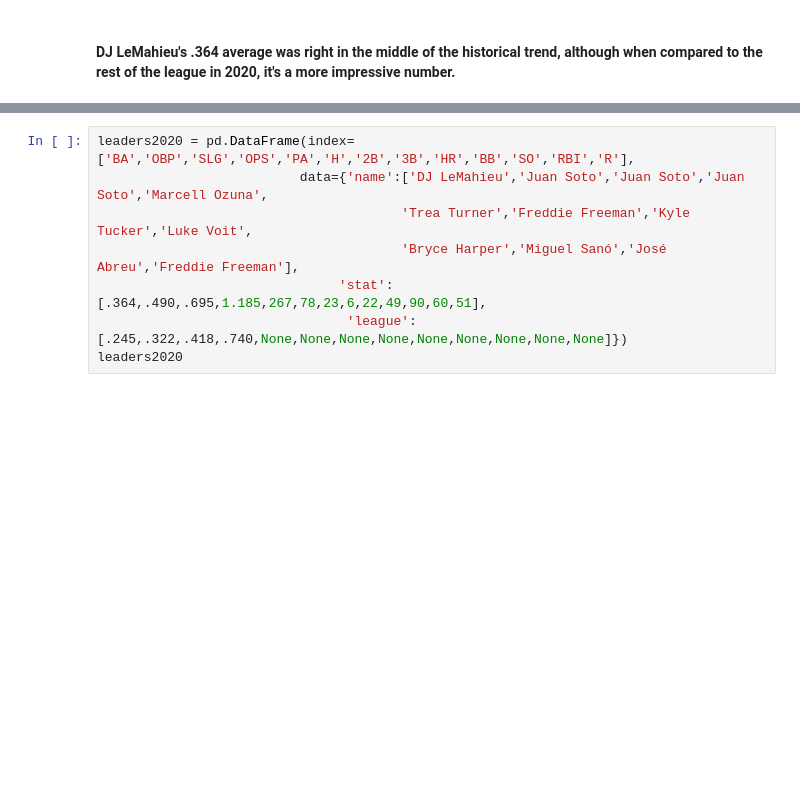
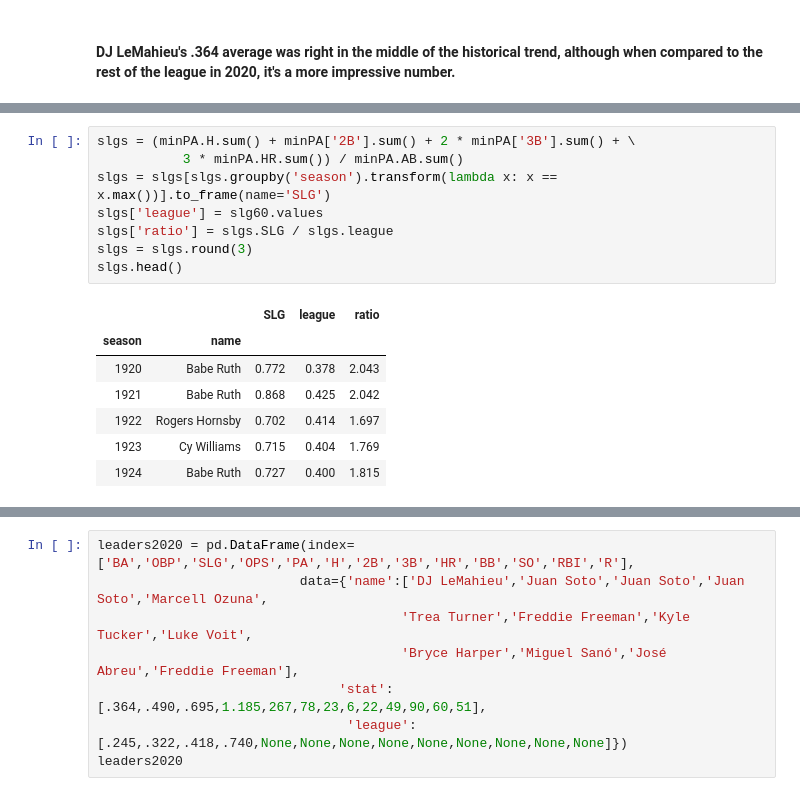
Before and after one commit to ebhtra/MLB-short-season-stats, a Jupyter notebook: MLB_Short_Season_Stats_part_2.ipynb, the cells around one changed output, grey strips where cells are left out. Saved outputs shown, nothing was run; the diff lists cells and outputs as text; blank space fills up the shorter version.

```diff
--- a/MLB_Short_Season_Stats_part_2.ipynb
+++ b/MLB_Short_Season_Stats_part_2.ipynb
@@ -648,0 +670,16 @@ ba_leader_60.head()
+# %%
+slgs = (minPA.H.sum() + minPA['2B'].sum() + 2 * minPA['3B'].sum() + \
+           3 * minPA.HR.sum()) / minPA.AB.sum()
+slgs = slgs[slgs.groupby('season').transform(lambda x: x == x.max())].to_frame(name='SLG')
+slgs['league'] = slg60.values
+slgs['ratio'] = slgs.SLG / slgs.league
+slgs = slgs.round(3)
+slgs.head()
+# %% [output]
+|  |  | SLG | league | ratio |
+| season | name |  |  |  |
+| 1920 | Babe Ruth | 0.772 | 0.378 | 2.043 |
+| 1921 | Babe Ruth | 0.868 | 0.425 | 2.042 |
+| 1922 | Rogers Hornsby | 0.702 | 0.414 | 1.697 |
+| 1923 | Cy Williams | 0.715 | 0.404 | 1.769 |
+| 1924 | Babe Ruth | 0.727 | 0.400 | 1.815 |
```
Also changed, not shown: parts of 8 cells of this notebook.
